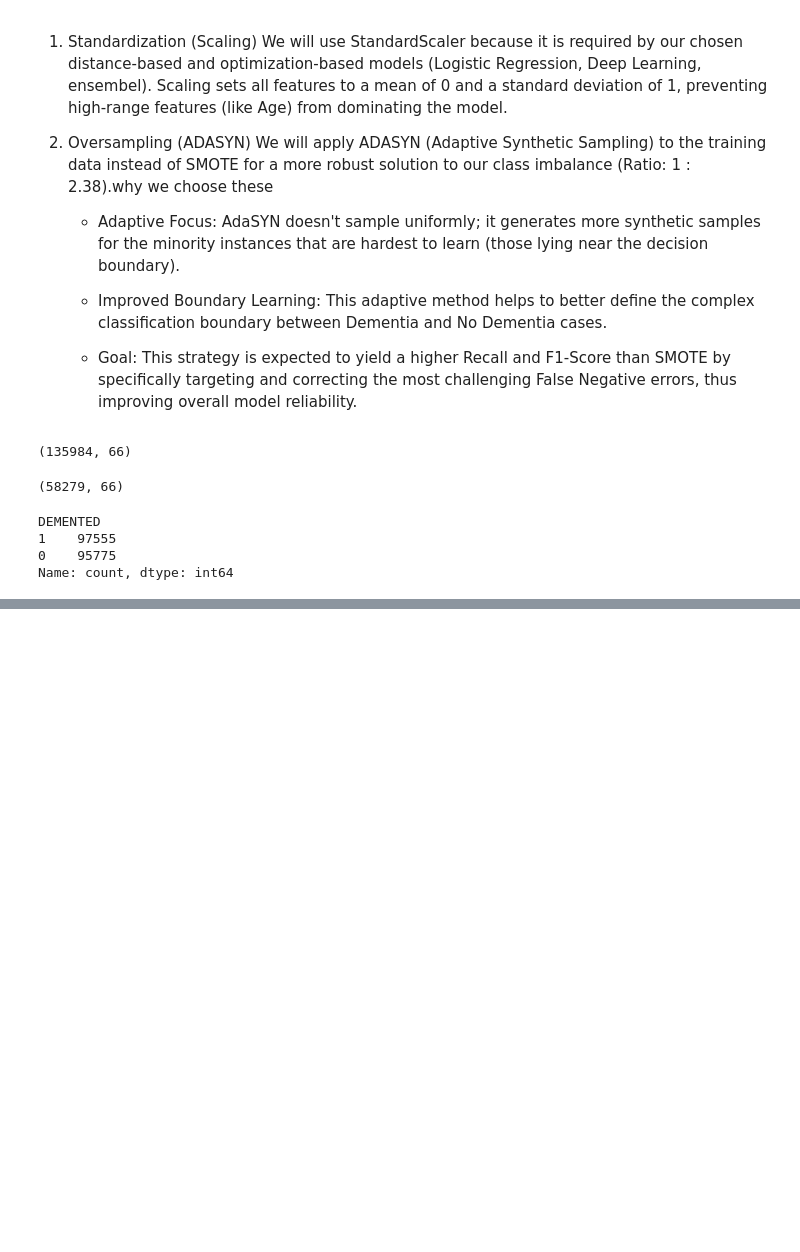
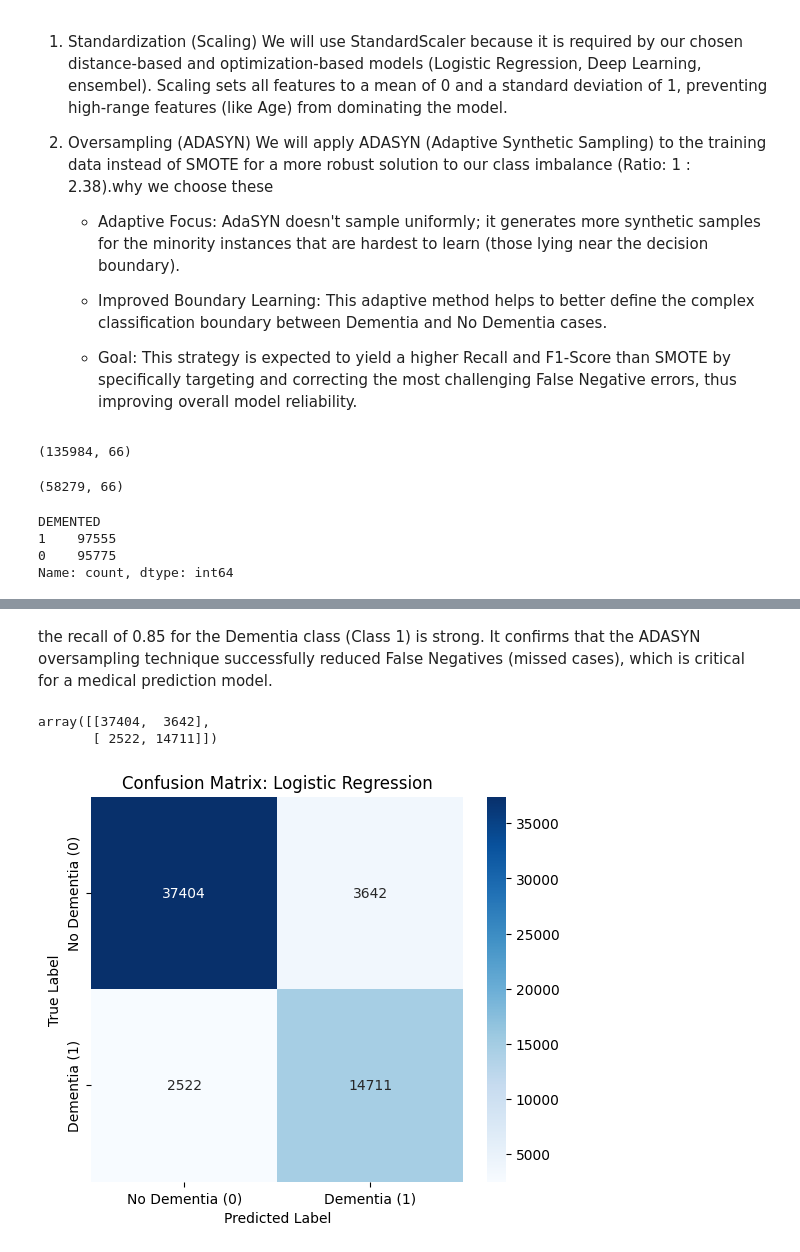
Before and after one commit to Kaveesha-Madhushan17/Model-X-Competition-phase-1, a Jupyter notebook: model_x_dimentia.ipynb, the cells around one changed output, grey strips where cells are left out. Saved outputs shown, nothing was run; the diff lists cells and outputs as text; code cells hidden in the pictures; blank space fills up the shorter version.

```diff
--- a/model_x_dimentia.ipynb
+++ b/model_x_dimentia.ipynb
@@ -950,0 +976,5 @@ Name: count, dtype: int64
+# %%
+logReg_model = LogisticRegression(solver='liblinear', random_state=5)
+
+# training on ADASYN oversampled and scaled data
+logReg_model.fit(X_train_adasyn, y_train_adasyn)
@@ -950,0 +983,6 @@ Name: count, dtype: int64
+# %%
+# Prediciton
+lr_pred = logReg_model.predict(X_test_scaled)
+lr_pred_proba = logReg_model.predict_proba(X_test_scaled)[:, 1]
+
+lr_pred_proba
@@ -950,0 +1023,19 @@ Name: count, dtype: int64
+# %% [markdown]
+the recall of 0.85 for the Dementia class (Class 1) is strong. It confirms that the ADASYN oversampling technique successfully reduced False Negatives (missed cases), which is critical for a medical prediction model.
+# %%
+cm = confusion_matrix(y_test, lr_pred)
+cm
+# %% [output]
+array([[37404,  3642],
+       [ 2522, 14711]])
+# %%
+#Visualization of the Confusion Matrix
+plt.figure(figsize=(6, 5))
+sns.heatmap(cm, annot=True, fmt='d', cmap='Blues',
+            xticklabels=['No Dementia (0)', 'Dementia (1)'], yticklabels=['No Dementia (0)', 'Dementia (1)'])
+plt.title('Confusion Matrix: Logistic Regression')
+plt.xlabel('Predicted Label')
+plt.ylabel('True Label')
+plt.show()
+# %% [output]
+[figure, added]
```
Also changed, not shown: parts of 56 cells of this notebook.
